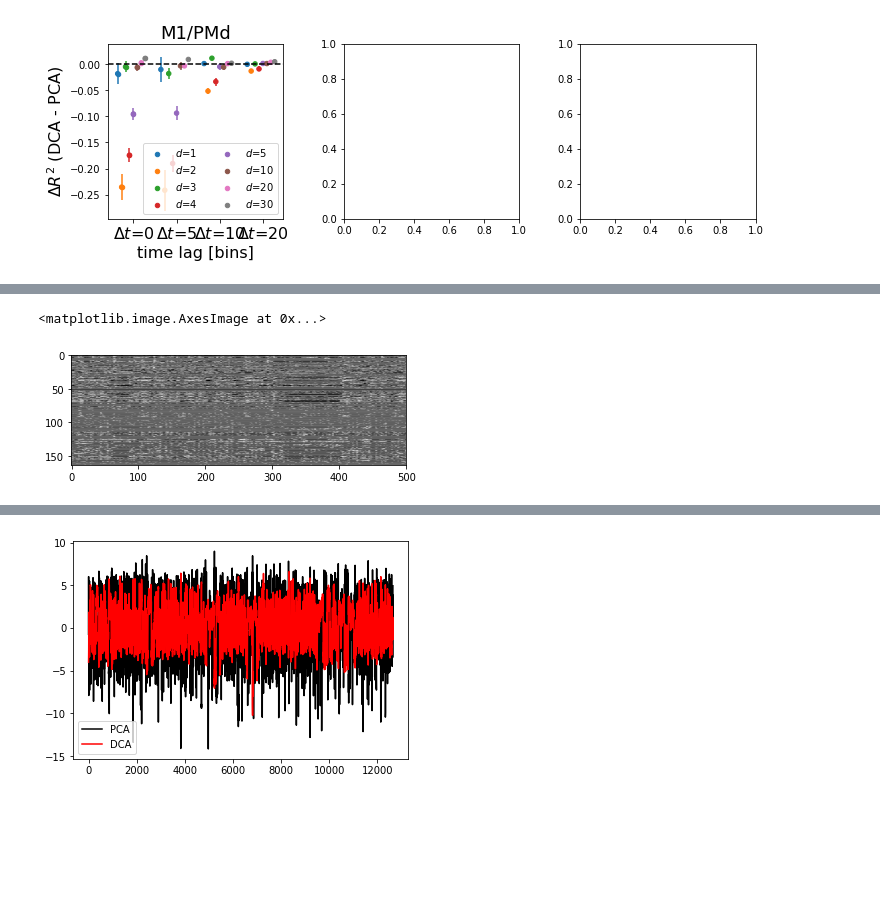
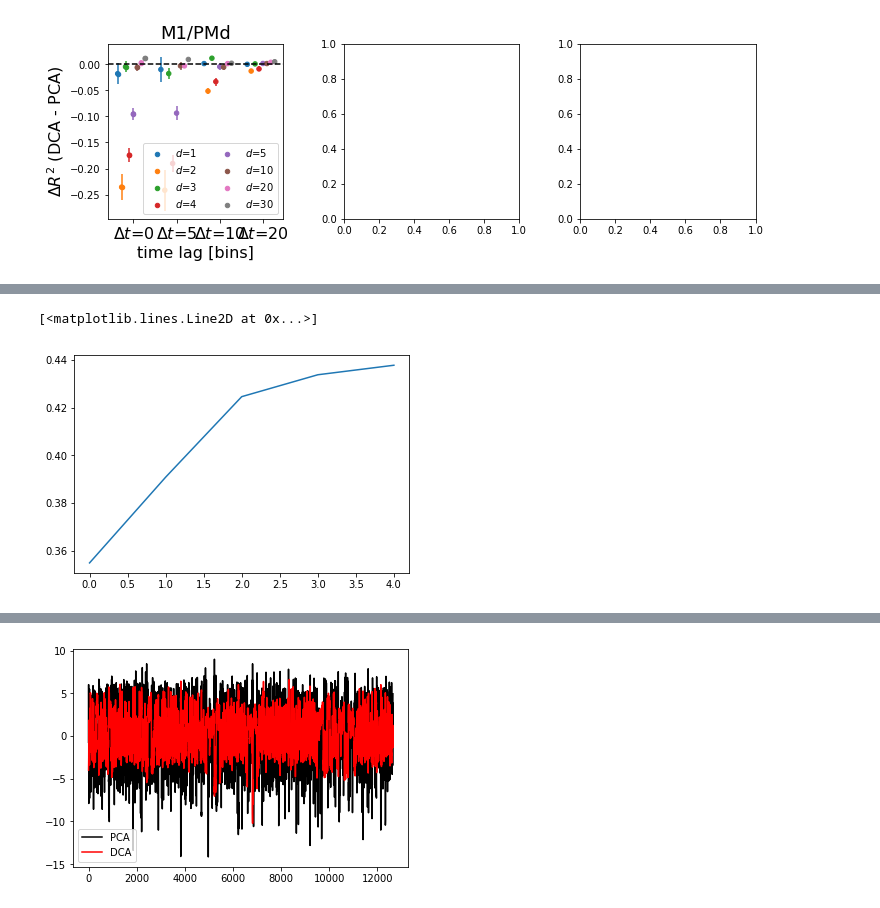
Before and after one commit to BouchardLab/DynamicalComponentsAnalysis, a Jupyter notebook: notebooks/NeuralData.ipynb, the cells around one changed output, grey strips where cells are left out. Saved outputs shown, nothing was run; the diff lists cells and outputs as text; code cells hidden in the pictures; blank space fills up the shorter version.

```diff
--- a/notebooks/NeuralData.ipynb
+++ b/notebooks/NeuralData.ipynb
@@ -274,5 +296,16 @@ plt.show()
-# %%
-plt.imshow(X[:500, :].T, cmap="gray")
-# %% [output]
-<matplotlib.image.AxesImage at 0x...>
-[figure, removed]
+# %%
+dset_idx = 0
+
+T_vals = f.attrs["T_vals"]
+dim_vals = f.attrs["dim_vals"]
+offset_vals = f.attrs["offset_vals"]
+n_dim = len(dim_vals)
+n_offsets = len(offset_vals)
+n_T = len(T_vals)
+
+pca_vals = results[dset_idx, :, :, :, 0]
+dca_vals = results[dset_idx, :, :, :, 1:]
+plt.plot(dca_vals.mean(axis=0)[0, 0].flatten())
+# %% [output]
+[<matplotlib.lines.Line2D at 0x...>]
+[figure, added]
```
Also changed, not shown: parts of 15 cells of this notebook, 4 other files.
